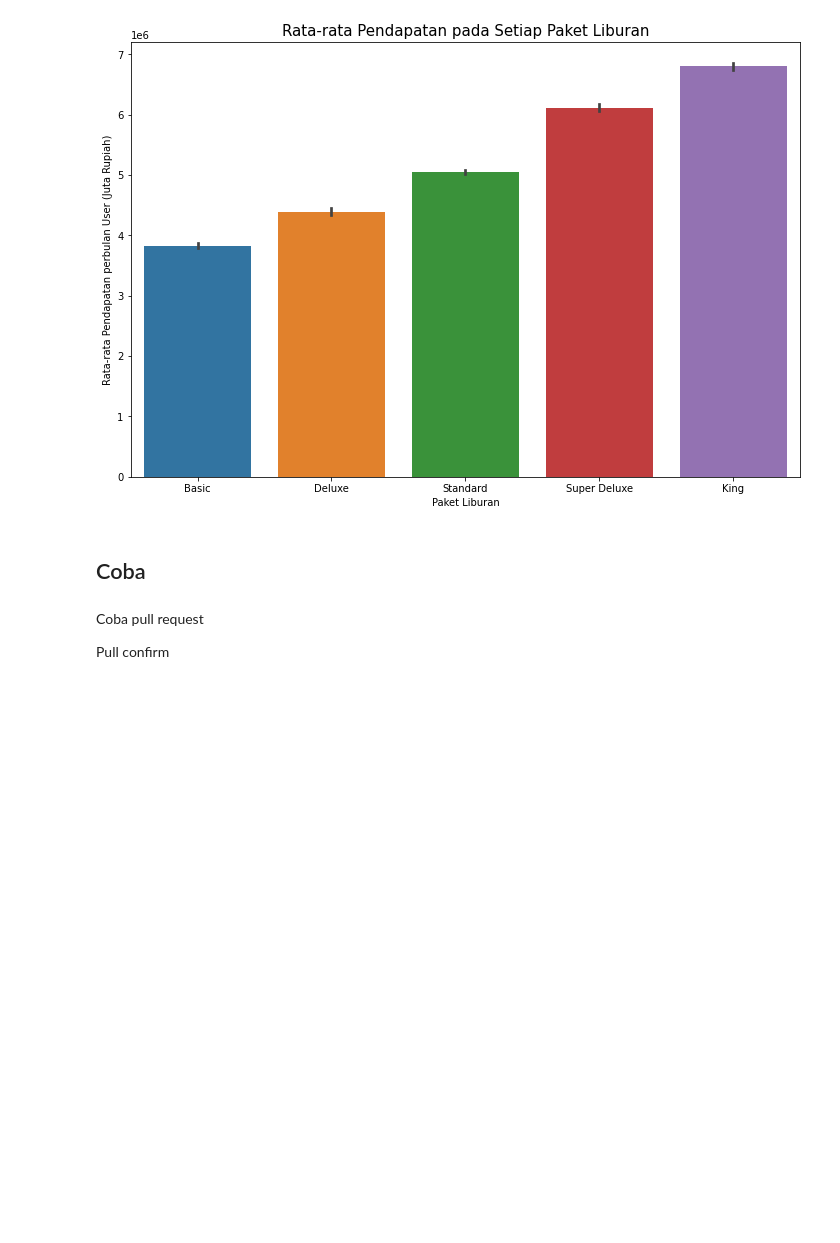
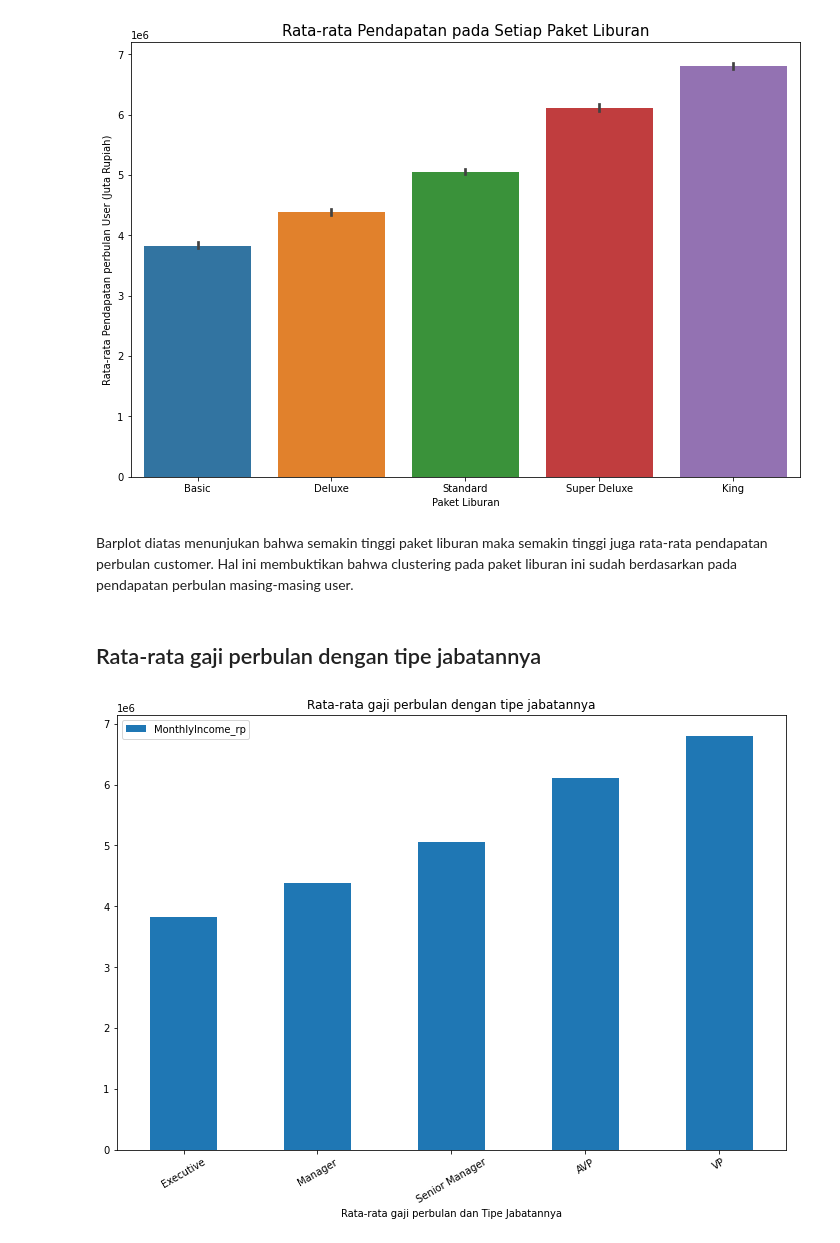
Before and after one commit to H8-Assignments-Bay/p2---final-project-group-005, a Jupyter notebook: eda.ipynb, the cells around one changed output. Cells and saved outputs as stored; diff of their text form; code cells hidden in the pictures; blank space fills up the shorter version.

```diff
--- a/eda.ipynb
+++ b/eda.ipynb
@@ -227,9 +208,15 @@ plt.ylabel('Rata-rata Pendapatan perbulan User (Juta Rupiah)')
 plt.show()
 # %% [output]
 [figure]
-# %% [markdown]
-## Coba
-# %% [markdown]
-Coba pull request
-
-Pull confirm
+# %% [markdown]
+Barplot diatas menunjukan bahwa semakin tinggi paket liburan maka semakin tinggi juga rata-rata pendapatan perbulan customer. Hal ini membuktikan bahwa clustering pada paket liburan ini sudah berdasarkan pada pendapatan perbulan masing-masing user.
+# %% [markdown]
+## Rata-rata gaji perbulan dengan tipe jabatannya
+# %%
+gaji = df[["MonthlyIncome_rp"]].groupby(df["Designation"]).mean().sort_values('MonthlyIncome_rp').plot(kind='bar', figsize = (12,8))
+plt.xticks(rotation=30)
+plt.xlabel("Rata-rata gaji perbulan dan Tipe Jabatannya")
+gaji.set_title("Rata-rata gaji perbulan dengan tipe jabatannya")
+plt.show()
+# %% [output]
+[figure, added]
```
Also changed, not shown: parts of 21 cells of this notebook, 4 other files.
